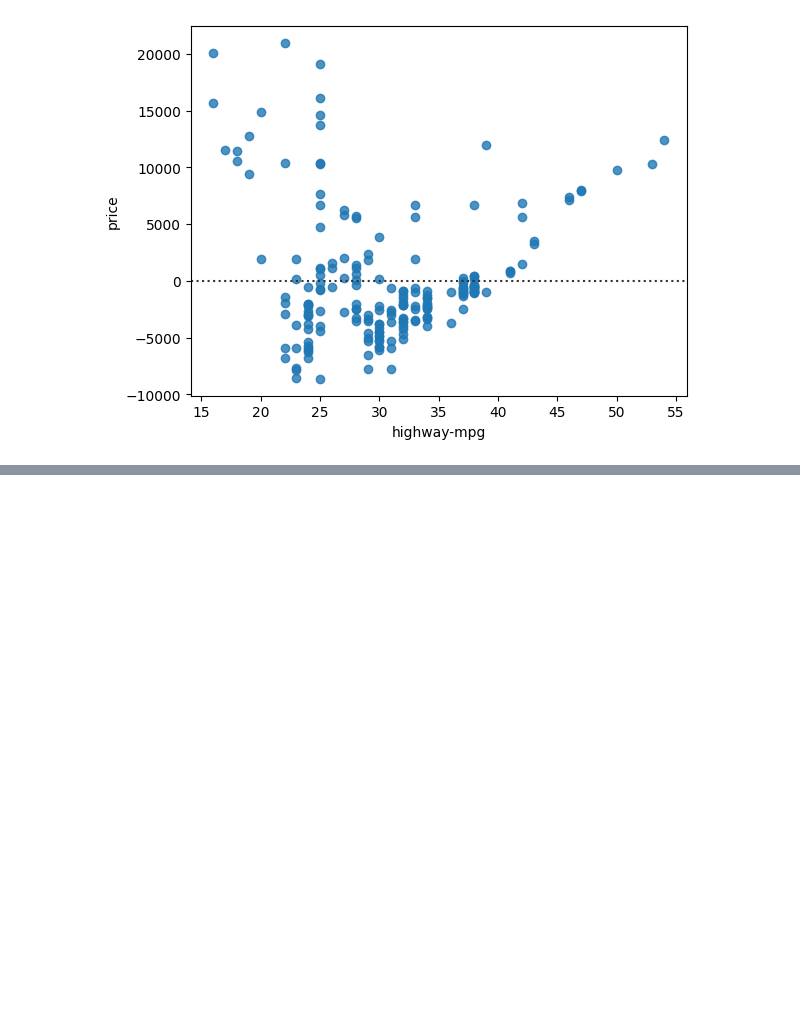
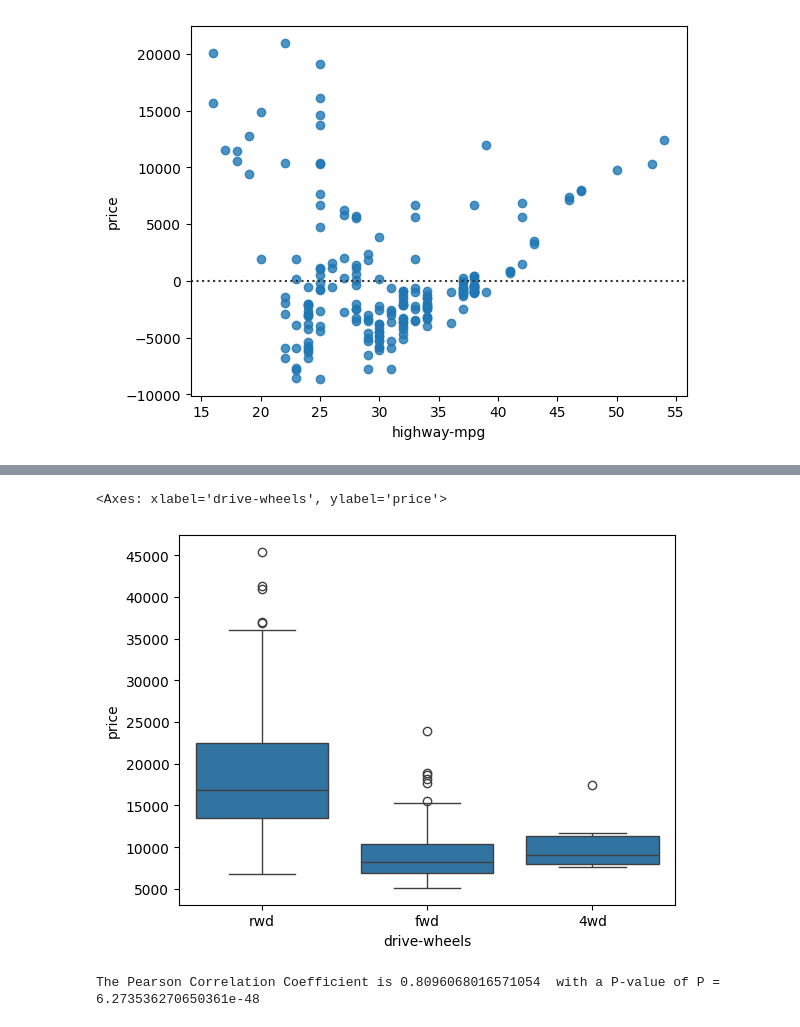
Before and after one commit to Donsd/jupyterNoteBook, a Jupyter notebook: cardataset.ipynb, the cells around one changed output, grey strips where cells are left out. Drawn from its saved outputs; the diff is of its cells as text; code cells hidden in the pictures; blank space fills up the shorter version.

```diff
--- a/cardataset.ipynb
+++ b/cardataset.ipynb
@@ -470,0 +474,11 @@ sns.regplot(x='highway-mpg',y='price',data=data)
+# %%
+sns.boxplot(x='drive-wheels',y='price',data=data)
+# %% [output]
+<Axes: xlabel='drive-wheels', ylabel='price'>
+[figure, added]
+# %%
+import scipy.stats as scistats
+pearson_coef,p_value=scistats.pearsonr(data['horsepower'],data['price'])
+print("The Pearson Correlation Coefficient is", pearson_coef, " with a P-value of P =", p_value)
+# %% [output]
+The Pearson Correlation Coefficient is 0.8096068016571054  with a P-value of P = 6.273536270650361e-48
```
Also changed, not shown: parts of 2 cells of this notebook.
